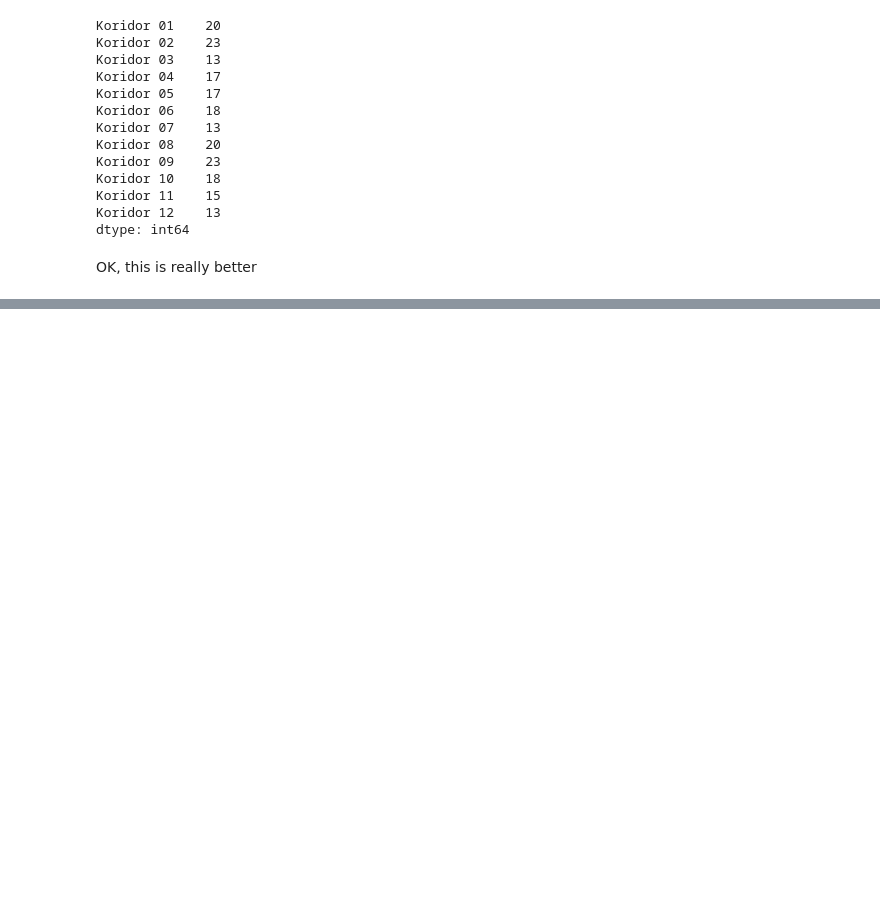
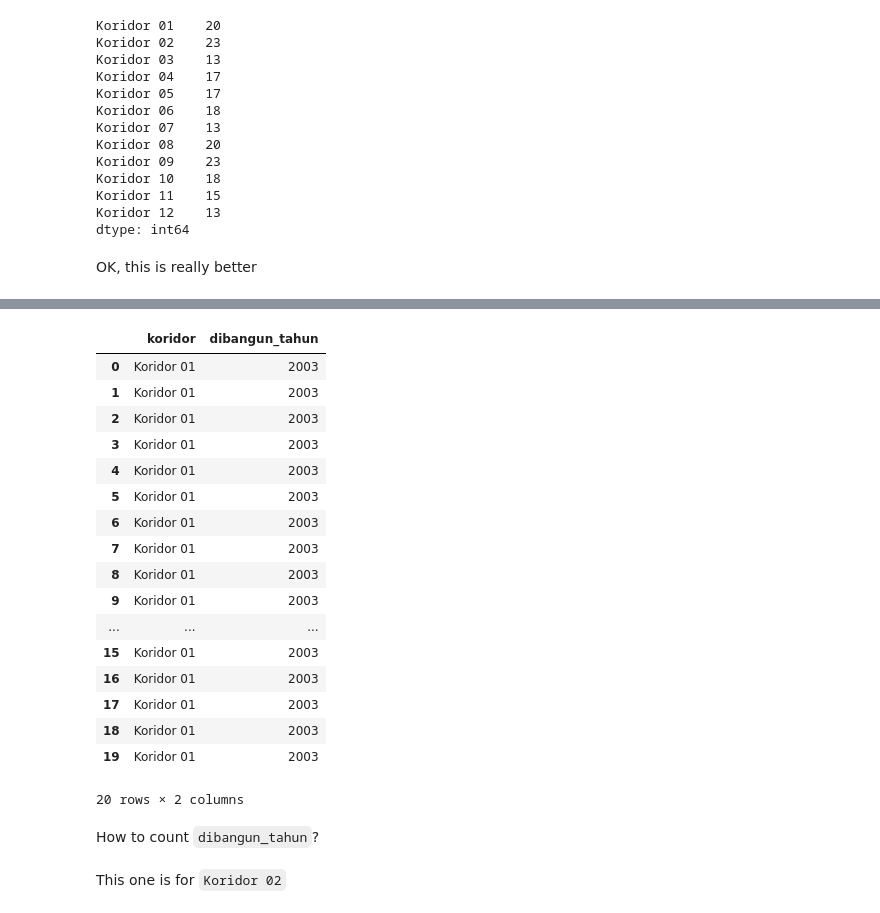
Before and after one commit to za/hackjak2015, a Jupyter notebook: transjakarta/transjakarta.ipynb, the cells around one changed output, grey strips where cells are left out. Drawn from its saved outputs; the diff is of its cells as text; code cells hidden in the pictures; blank space fills up the shorter version.

```diff
--- a/transjakarta/transjakarta.ipynb
+++ b/transjakarta/transjakarta.ipynb
@@ -132,0 +205,27 @@ OK, this is really better
+# %%
+kor1 = tjmod[tjmod['koridor'] == 'Koridor 01'][['koridor', 'dibangun_tahun']]
+# %%
+kor1
+# %% [output]
+|  | koridor | dibangun_tahun |
+| 0 | Koridor 01 | 2003 |
+| 1 | Koridor 01 | 2003 |
+| 2 | Koridor 01 | 2003 |
+| 3 | Koridor 01 | 2003 |
+| 4 | Koridor 01 | 2003 |
+| 5 | Koridor 01 | 2003 |
+| 6 | Koridor 01 | 2003 |
+| 7 | Koridor 01 | 2003 |
+| 8 | Koridor 01 | 2003 |
+| 9 | Koridor 01 | 2003 |
+| ... | ... | ... |
+| 15 | Koridor 01 | 2003 |
+| 16 | Koridor 01 | 2003 |
+| 17 | Koridor 01 | 2003 |
+| 18 | Koridor 01 | 2003 |
+| 19 | Koridor 01 | 2003 |
+20 rows × 2 columns
+# %% [markdown]
+How to count `dibangun_tahun`?
+# %% [markdown]
+This one is for `Koridor 02`
```
Also changed, not shown: parts of 18 cells of this notebook.
